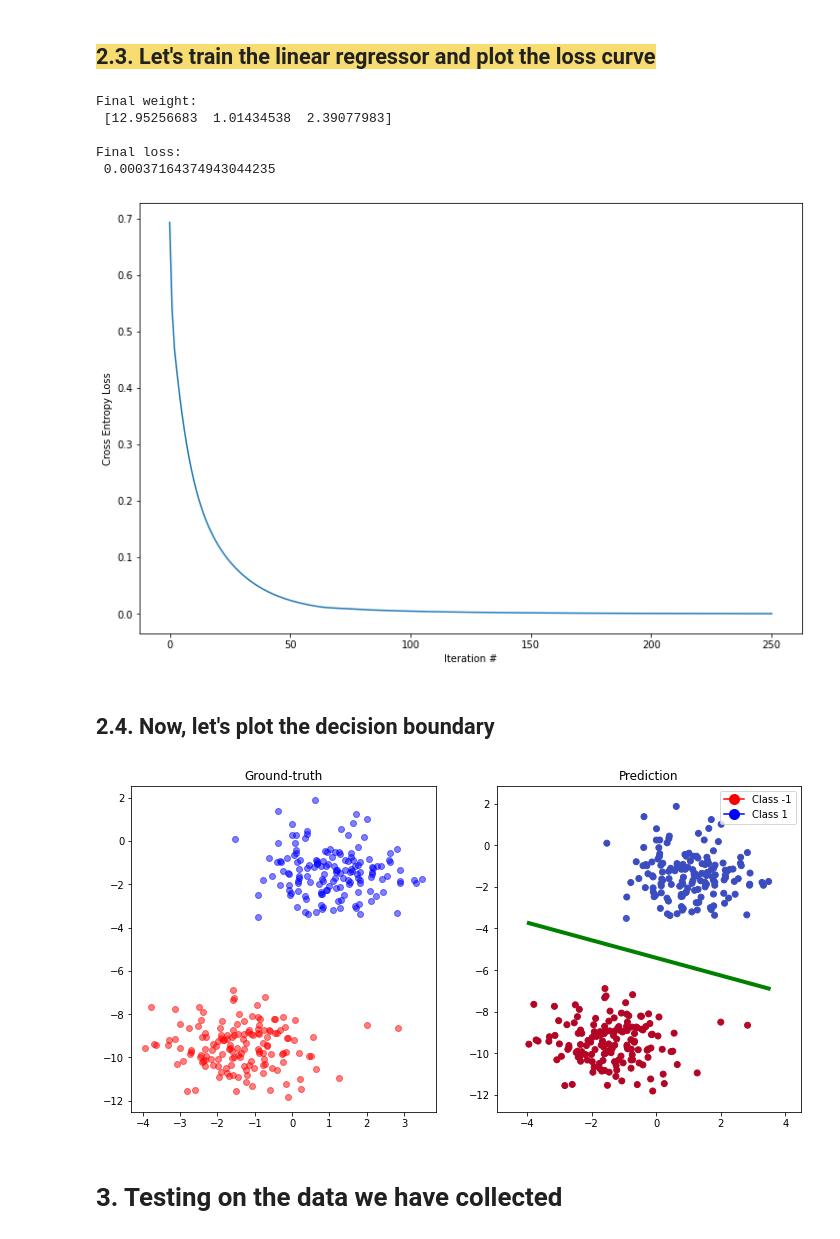
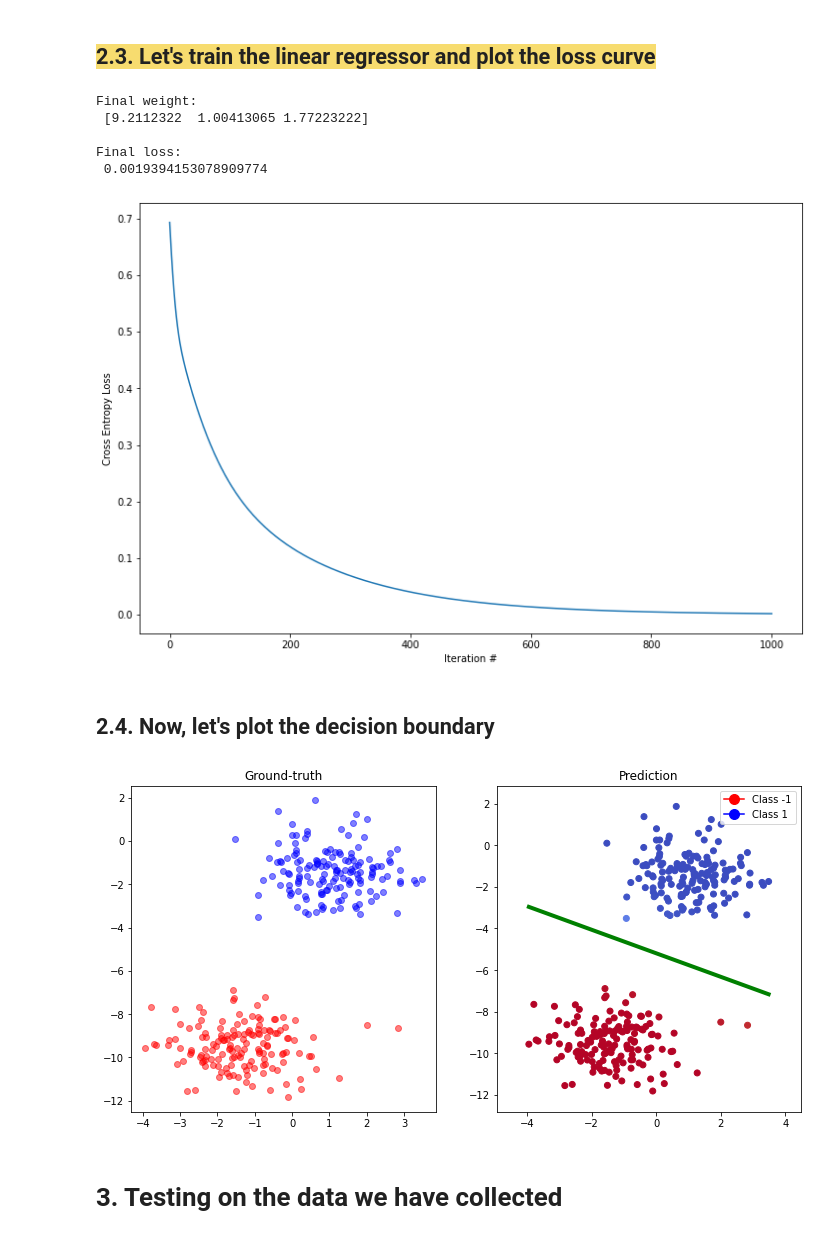
Before and after one commit to caiotda/MAC0460, a Jupyter notebook: EPs/EP3/ep03_logistic_regression.ipynb, the cells around one changed output. Saved outputs shown, nothing was run; the diff lists cells and outputs as text; code cells hidden in the pictures.

```diff
--- a/EPs/EP3/ep03_logistic_regression.ipynb
+++ b/EPs/EP3/ep03_logistic_regression.ipynb
@@ -268,33 +268,33 @@ plt.show()
 # %%
 np.random.seed(567)
 
 # ==> Replace the right hand side below with a call to the
 # train_logistic() function defined above. Use parameter return_history=True
 
 w_logistic, loss = np.array([0,0,0]), [0]
 
 
-w_logistic, loss = train_logistic(X, y, learning_rate = 1e-1, w0 = w_logistic,\
+w_logistic, loss = train_logistic(X, y, learning_rate = 1e-2, w0 = w_logistic,\
                         num_iterations = 1000, return_history = True)
 # ==> Your code insert ends here
 
 print()
 print("Final weight:\n", w_logistic)
 print()
 print("Final loss:\n", loss[-1])
 
 plt.figure(figsize = (12, 8))
 plt.plot(loss)
 plt.xlabel('Iteration #')
 plt.ylabel('Cross Entropy Loss')
 plt.show()
 # %% [output]
 Final weight:
- [12.95256683  1.01434538  2.39077983]
+ [9.2112322  1.00413065 1.77223222]
 
 Final loss:
- 0.00037164374943044235
+ 0.0019394153078909774
-[figure, old version]
+[figure, new version]
 # %% [markdown]
 ## 2.4. Now, let's plot the decision boundary
 # %%
@@ -337,7 +337,7 @@ plt.setp(lines, color='g', linewidth=4.0)
 
 plt.show()
 # %% [output]
-[figure, old version]
+[figure, new version]
 # %% [markdown]
 # 3. Testing on the data we have collected
 # %% [markdown]
```
Also changed, not shown: parts of 20 cells of this notebook.
